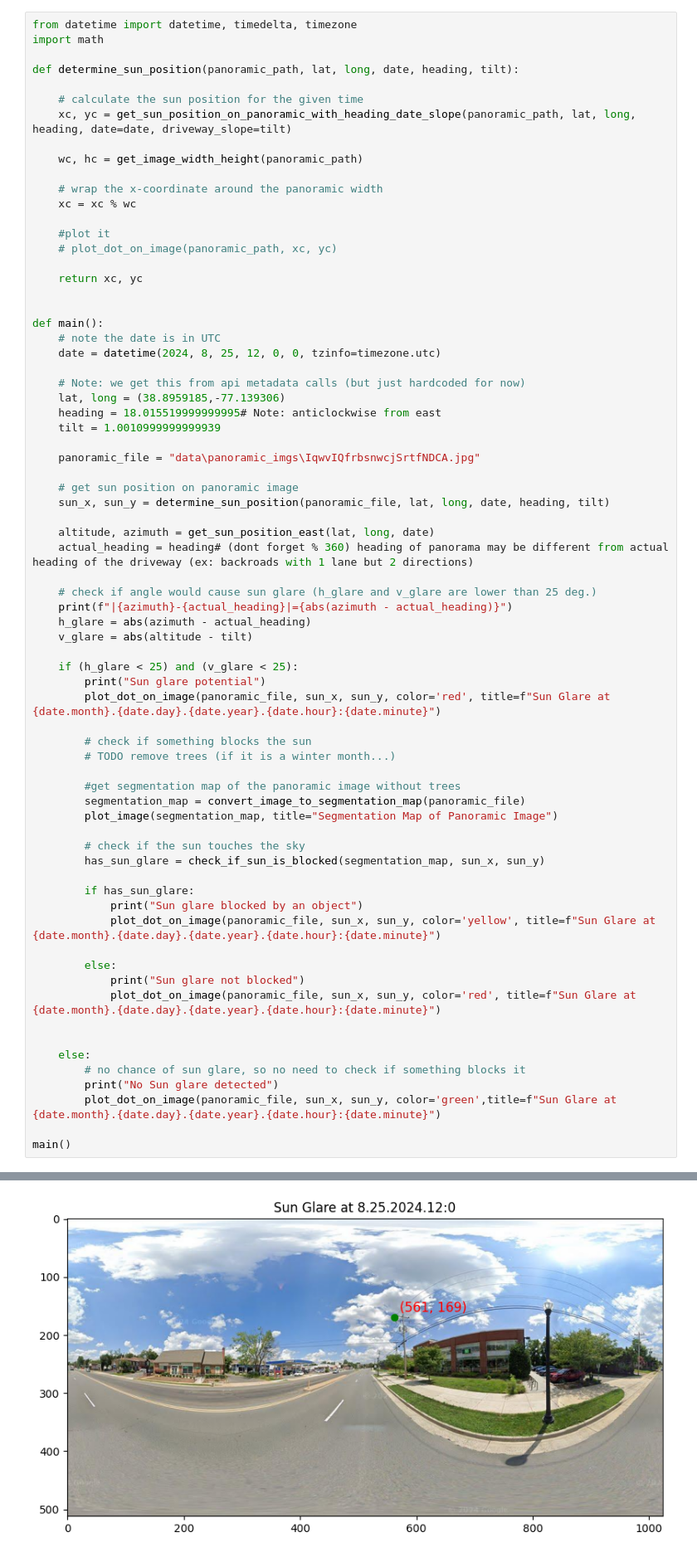
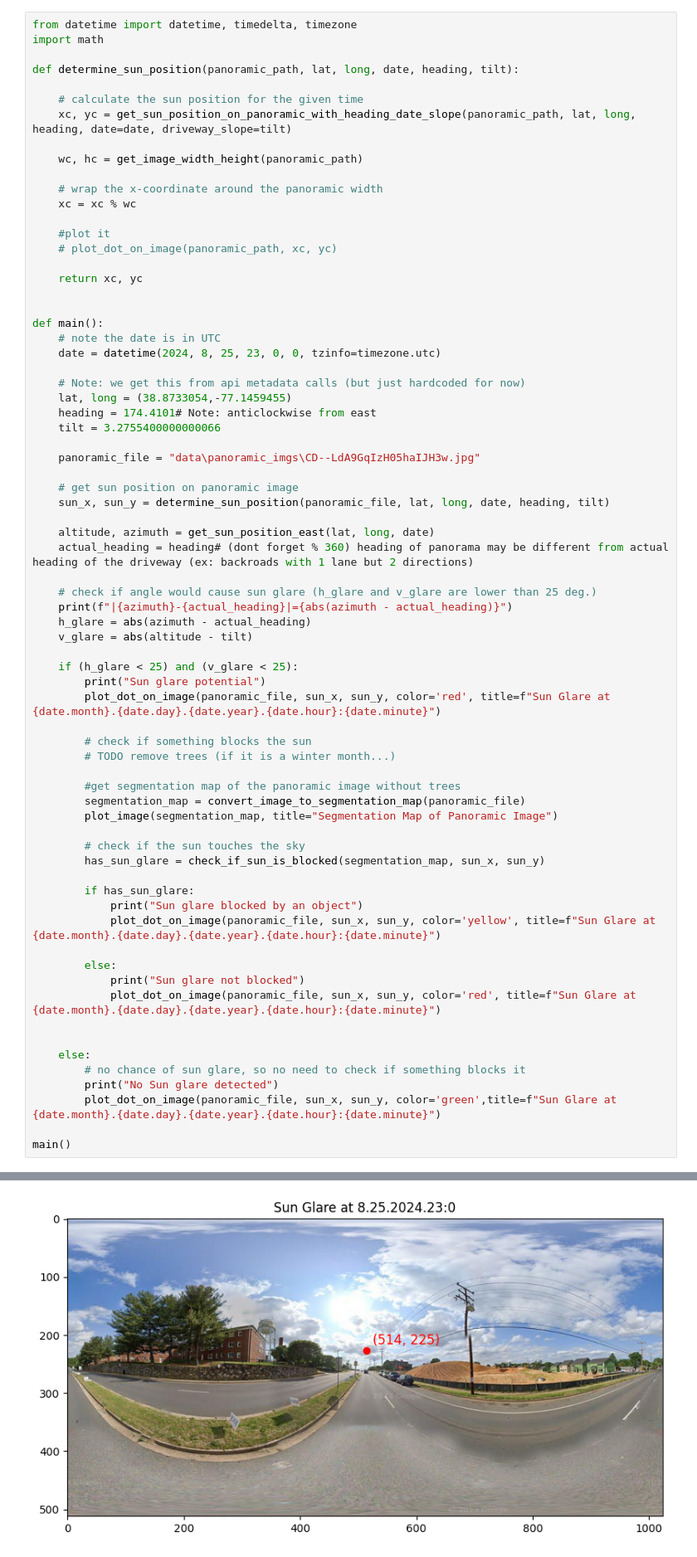
Before and after one commit to JaredBWal/SunGlareResearch, a Jupyter notebook: SunGlareDetection.ipynb, the cells around one changed output, grey strips where cells are left out. Shown at 83% size. Drawn from its saved outputs; the diff is of its cells as text.

Commit message:
panoramic image grabbing complete

```diff
--- a/SunGlareDetection.ipynb
+++ b/SunGlareDetection.ipynb
@@ -175,14 +175,14 @@ def determine_sun_position(panoramic_path, lat, long, date, heading, tilt):
 
 def main():
     # note the date is in UTC
-    date = datetime(2024, 8, 25, 12, 0, 0, tzinfo=timezone.utc)
+    date = datetime(2024, 8, 25, 23, 0, 0, tzinfo=timezone.utc)
 
     # Note: we get this from api metadata calls (but just hardcoded for now)
-    lat, long = (38.8959185,-77.139306)
-    heading = 18.015519999999995# Note: anticlockwise from east
-    tilt = 1.0010999999999939
+    lat, long = (38.8733054,-77.1459455)
+    heading = 174.4101# Note: anticlockwise from east
+    tilt = 3.2755400000000066
 
-    panoramic_file = "data\panoramic_imgs\IqwvIQfrbsnwcjSrtfNDCA.jpg"
+    panoramic_file = "data\panoramic_imgs\CD--LdA9GqIzH05haIJH3w.jpg"
 
     # get sun position on panoramic image
     sun_x, sun_y = determine_sun_position(panoramic_file, lat, long, date, heading, tilt)
@@ -230 +230 @@ No Sun glare detected
-[figure, old version]
+[figure, new version]
```
Also changed, not shown: parts of 1 cell of this notebook, 10 other files.
